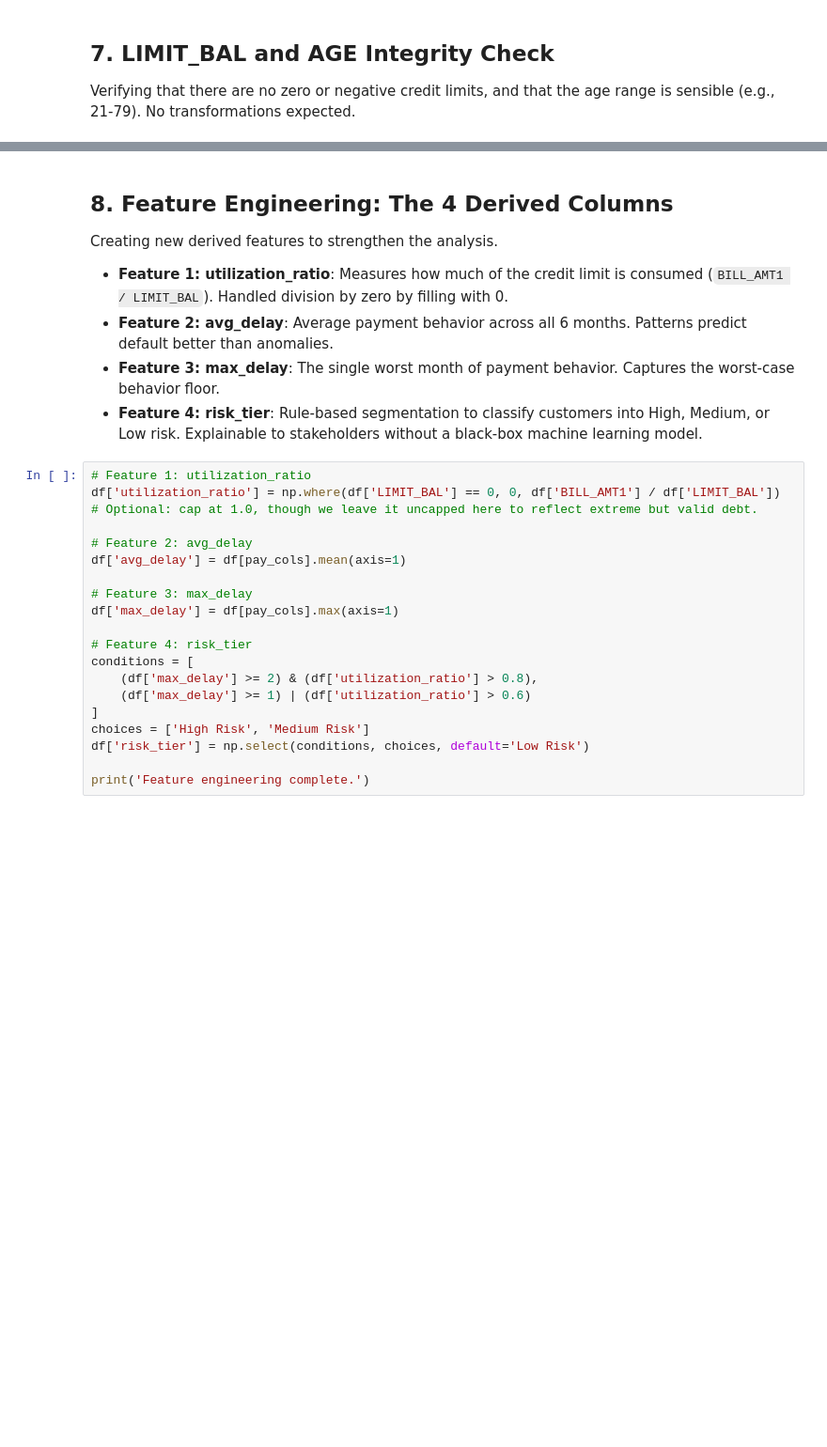
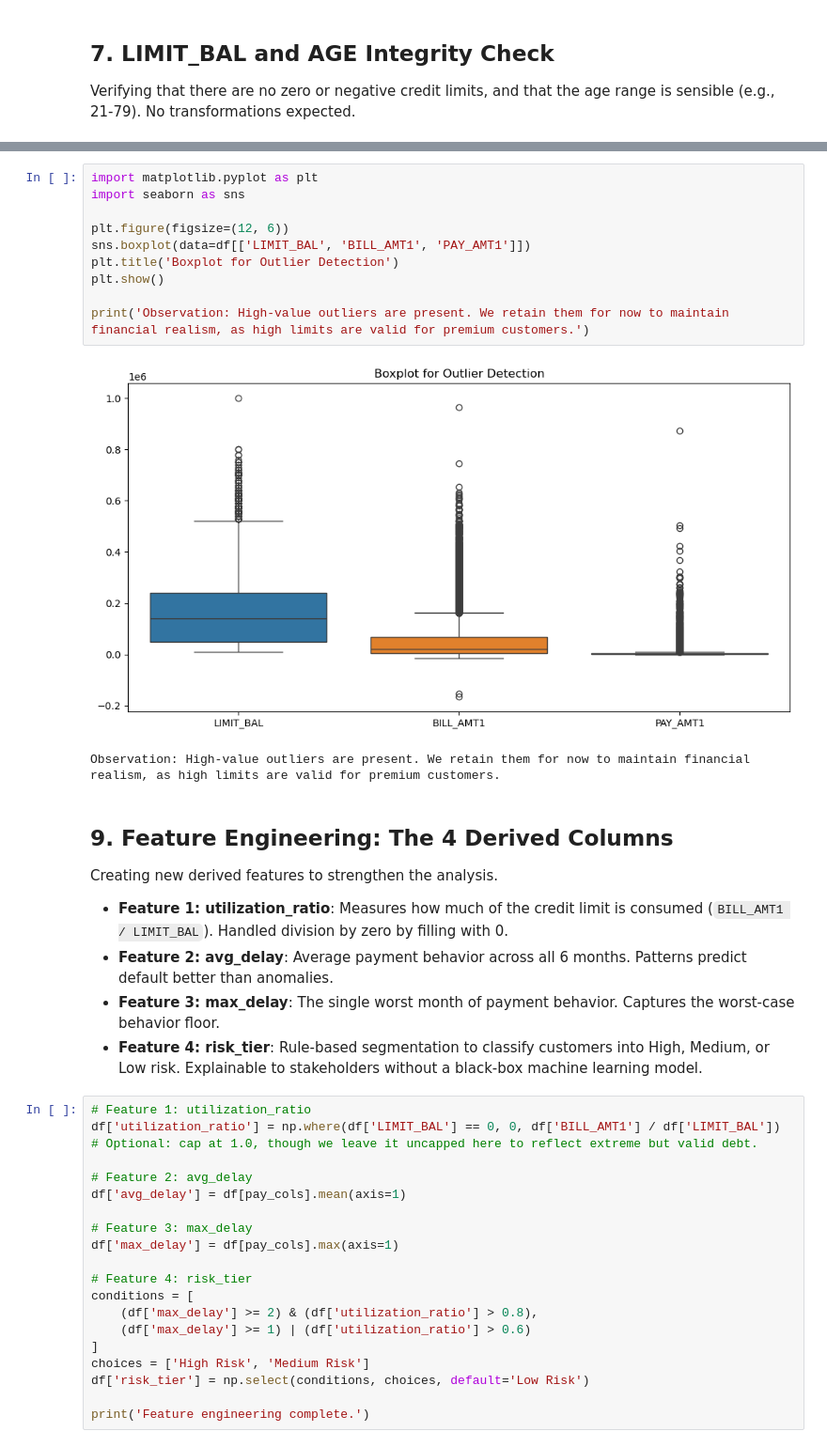
Before and after one commit to mrstrange1708/SectionD_G-3_UCI_Credit_Card., a Jupyter notebook: notebooks/02_cleaning.ipynb, the cells around one changed output, grey strips where cells are left out. Shown at 94% size. Drawn from its saved outputs; the diff is of its cells as text; blank space fills up the shorter version.

```diff
--- a/notebooks/02_cleaning.ipynb
+++ b/notebooks/02_cleaning.ipynb
@@ -101,5 +94,18 @@ Observation: Credit limits are strictly positive, and ages fall within a sensibl
+# %%
+import matplotlib.pyplot as plt
+import seaborn as sns
+
+plt.figure(figsize=(12, 6))
+sns.boxplot(data=df[['LIMIT_BAL', 'BILL_AMT1', 'PAY_AMT1']])
+plt.title('Boxplot for Outlier Detection')
+plt.show()
+
+print('Observation: High-value outliers are present. We retain them for now to maintain financial realism, as high limits are valid for premium customers.')
+# %% [output]
+[figure, added]
+Observation: High-value outliers are present. We retain them for now to maintain financial realism, as high limits are valid for premium customers.
 # %% [markdown]
-## 8. Feature Engineering: The 4 Derived Columns
+## 9. Feature Engineering: The 4 Derived Columns
 Creating new derived features to strengthen the analysis.
 
 - **Feature 1: utilization_ratio**: Measures how much of the credit limit is consumed (`BILL_AMT1 / LIMIT_BAL`). Handled division by zero by filling with 0.
```
Also changed, not shown: parts of 7 cells of this notebook, 2 other files.
